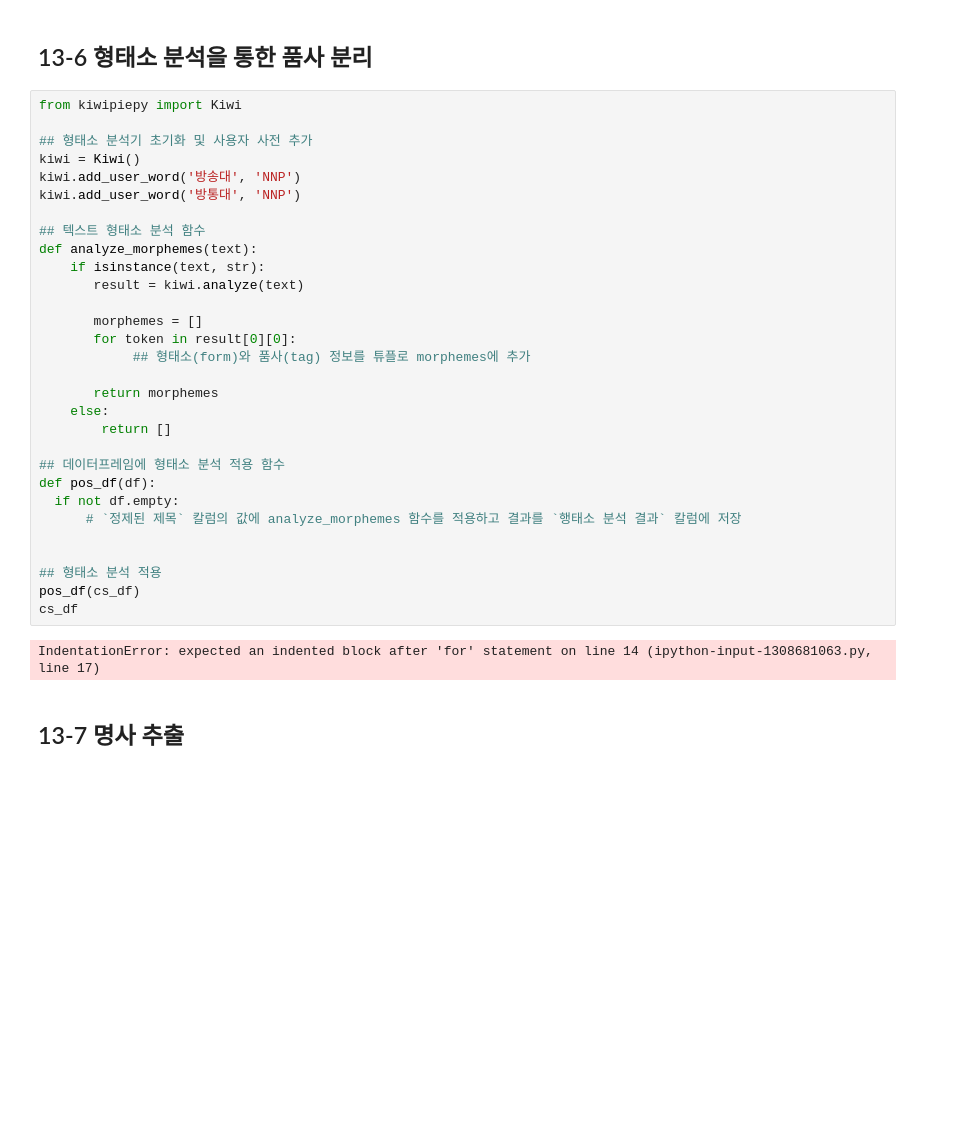
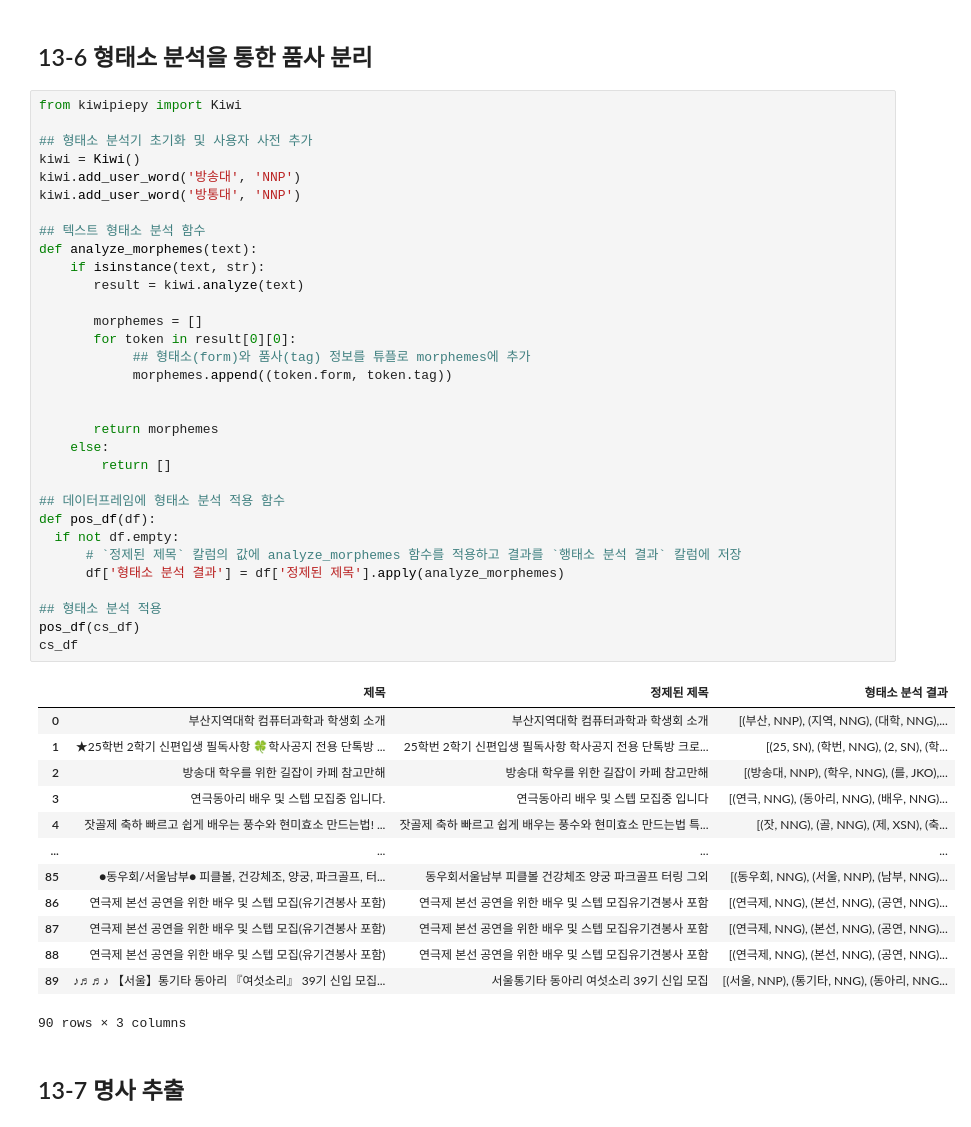
Before and after one commit to Dayeong-Hwang/Data-Analysis-with-Open-Source, a Jupyter notebook: 오픈소스_데이터_분석_13강.ipynb, the cells around one changed output. Cells and saved outputs as stored; diff of their text form; blank space fills up the shorter version.

```diff
--- a/오픈소스_데이터_분석_13강.ipynb
+++ b/오픈소스_데이터_분석_13강.ipynb
@@ -322,35 +322,49 @@ kiwi.analyze('안녕하세요 저는 방송대 학생입니다.')[0][0]
 # %%
 from kiwipiepy import Kiwi
 
 ## 형태소 분석기 초기화 및 사용자 사전 추가
 kiwi = Kiwi()
 kiwi.add_user_word('방송대', 'NNP')
 kiwi.add_user_word('방통대', 'NNP')
 
 ## 텍스트 형태소 분석 함수
 def analyze_morphemes(text):
     if isinstance(text, str):
        result = kiwi.analyze(text)
 
        morphemes = []
        for token in result[0][0]:
             ## 형태소(form)와 품사(tag) 정보를 튜플로 morphemes에 추가
+            morphemes.append((token.form, token.tag))
+
 
        return morphemes
     else:
         return []
 
 ## 데이터프레임에 형태소 분석 적용 함수
 def pos_df(df):
   if not df.empty:
       # `정제된 제목` 칼럼의 값에 analyze_morphemes 함수를 적용하고 결과를 `행태소 분석 결과` 칼럼에 저장
-
+      df['형태소 분석 결과'] = df['정제된 제목'].apply(analyze_morphemes)
 
 ## 형태소 분석 적용
 pos_df(cs_df)
 cs_df
 # %% [output]
+|  | 제목 | 정제된 제목 | 형태소 분석 결과 |
+| 0 | 부산지역대학 컴퓨터과학과 학생회 소개 | 부산지역대학 컴퓨터과학과 학생회 소개 | [(부산, NNP), (지역, NNG), (대학, NNG),... |
+| 1 | ★25학번 2학기 신편입생 필독사항 🍀학사공지 전용 단톡방 ... | 25학번 2학기 신편입생 필독사항 학사공지 전용 단톡방 크로... | [(25, SN), (학번, NNG), (2, SN), (학... |
+| 2 | 방송대 학우를 위한 길잡이 카페 참고만해 | 방송대 학우를 위한 길잡이 카페 참고만해 | [(방송대, NNP), (학우, NNG), (를, JKO),... |
+| 3 | 연극동아리 배우 및 스텝 모집중 입니다. | 연극동아리 배우 및 스텝 모집중 입니다 | [(연극, NNG), (동아리, NNG), (배우, NNG)... |
+| 4 | 잣골제 축하 빠르고 쉽게 배우는 풍수와 현미효소 만드는법! ... | 잣골제 축하 빠르고 쉽게 배우는 풍수와 현미효소 만드는법 특... | [(잣, NNG), (골, NNG), (제, XSN), (축... |
+| ... | ... | ... | ... |
+| 85 | ●동우회/서울남부● 피클볼, 건강체조, 양궁, 파크골프, 터... | 동우회서울남부 피클볼 건강체조 양궁 파크골프 터링 그외 | [(동우회, NNG), (서울, NNP), (남부, NNG)... |
+| 86 | 연극제 본선 공연을 위한 배우 및 스텝 모집(유기견봉사 포함) | 연극제 본선 공연을 위한 배우 및 스텝 모집유기견봉사 포함 | [(연극제, NNG), (본선, NNG), (공연, NNG)... |
+| 87 | 연극제 본선 공연을 위한 배우 및 스텝 모집(유기견봉사 포함) | 연극제 본선 공연을 위한 배우 및 스텝 모집유기견봉사 포함 | [(연극제, NNG), (본선, NNG), (공연, NNG)... |
+| 88 | 연극제 본선 공연을 위한 배우 및 스텝 모집(유기견봉사 포함) | 연극제 본선 공연을 위한 배우 및 스텝 모집유기견봉사 포함 | [(연극제, NNG), (본선, NNG), (공연, NNG)... |
+| 89 | ♪♬♬♪ 【서울】통기타 동아리 『여섯소리』 39기 신입 모집... | 서울통기타 동아리 여섯소리 39기 신입 모집 | [(서울, NNP), (통기타, NNG), (동아리, NNG... |
-IndentationError: expected an indented block after 'for' statement on line 14 (ipython-input-1308681063.py, line 17)
+90 rows × 3 columns
 # %% [markdown]
 ## 13-7 명사 추출
 # %%
```
